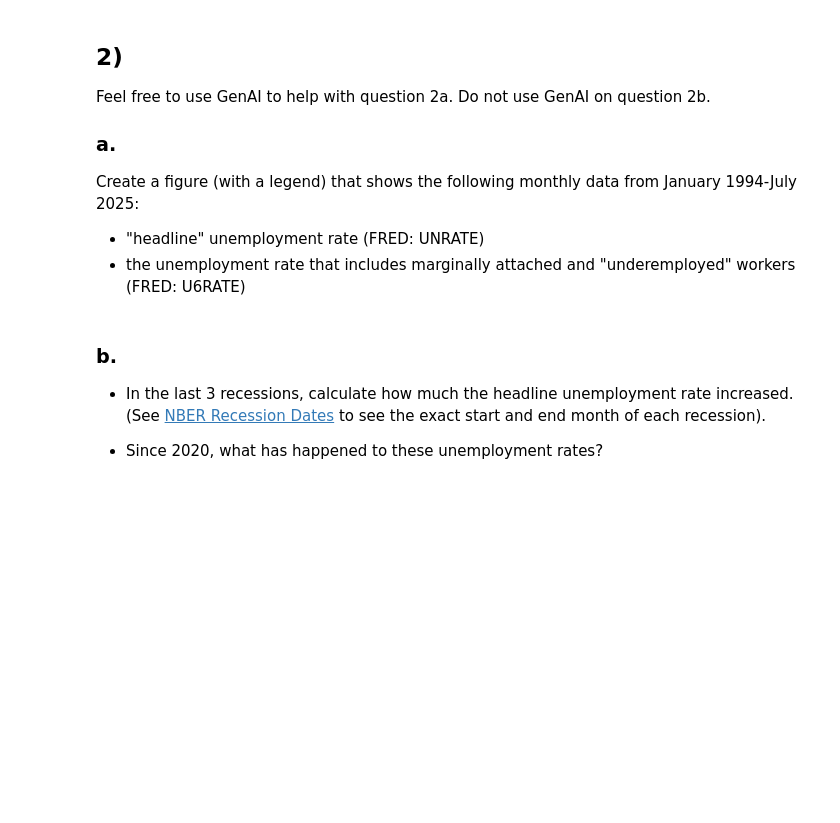
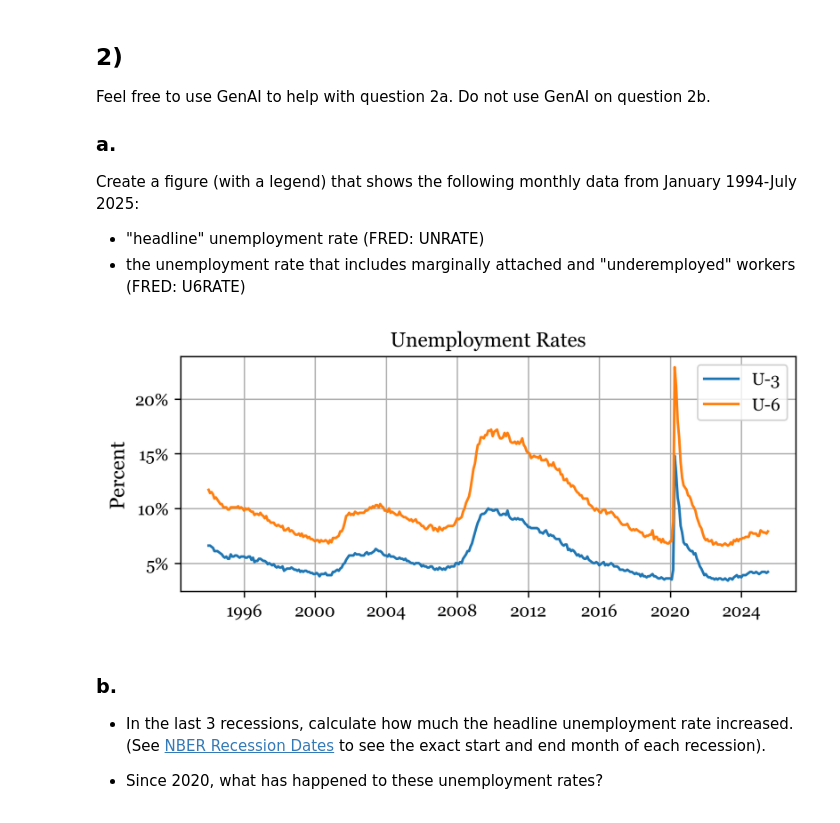
Before and after one commit to WillBarmby/ECON_304, a Jupyter notebook: homework/DA-1.ipynb, the cells around one changed output. Drawn from its saved outputs; the diff is of its cells as text; code cells hidden in the pictures; blank space fills up the shorter version.

```diff
--- a/homework/DA-1.ipynb
+++ b/homework/DA-1.ipynb
@@ -27,6 +39,12 @@ Feel free to use GenAI to help with question 2a. Do not use GenAI on question 2b
 Create a figure (with a legend) that shows the following monthly data from January 1994-July 2025:
 - "headline" unemployment rate (FRED: UNRATE)
 - the unemployment rate that includes marginally attached and "underemployed" workers (FRED: U6RATE)
+# %%
+import importlib, utils
+utils = importlib.reload(utils)
+data, ax = utils.unemp_graphs()
+# %% [output]
+[figure, added]
 # %% [markdown]
 ### b.
 
```
Also changed, not shown: parts of 1 cell of this notebook, 2 other files.
